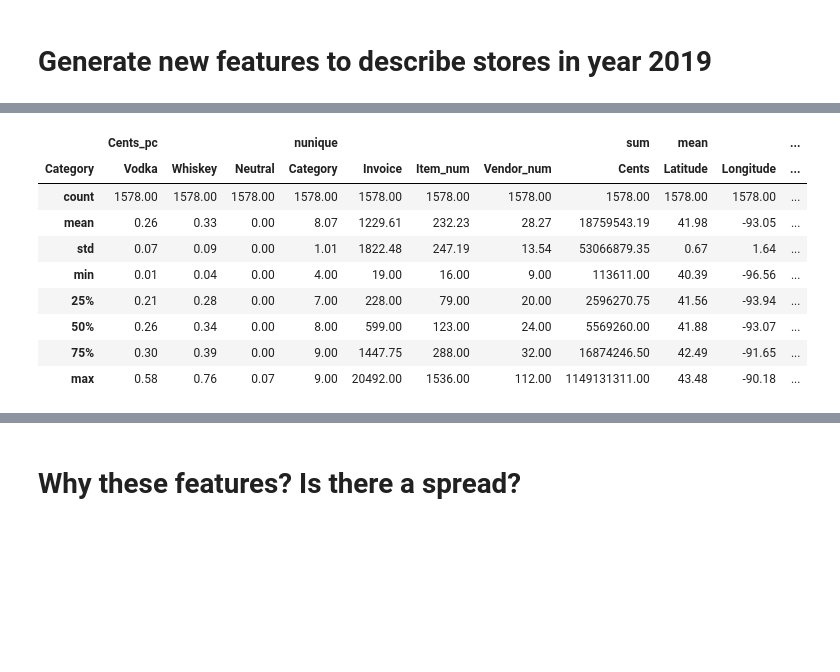
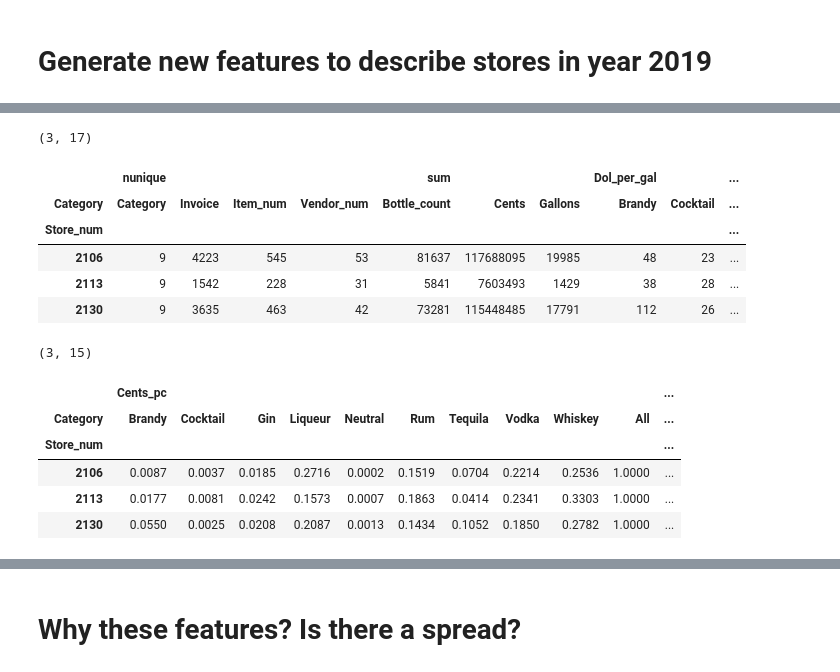
Before and after one commit to gatewaycat/iowa-liquor-sales2, a Jupyter notebook: 4-feature-engineering.ipynb, the cells around one changed output, grey strips where cells are left out. Cells and saved outputs as stored; diff of their text form; code cells hidden in the pictures; blank space fills up the shorter version.

Commit message:
stores19.pickle: all (not just selected) features

```diff
--- a/4-feature-engineering.ipynb
+++ b/4-feature-engineering.ipynb
@@ -36,4 +42,7 @@ Wall time: 5.71 s
 # %%
+%%time
+%%notify
+
 stores19 = pd.pivot_table(
     df,
     index='Store_num',
@@ -71,58 +80,51 @@ def pivot_cats(value):
     result = result.fillna(0)
     result = result.div(result.iloc[:,-1],axis=0) #1
     result.columns = result.columns.set_levels(
         [value+'_pc'],level=0)
     return result
 stores19_cats = pd.concat(
     [pivot_cats(c) for c in ['Cents','Gallons']],
     axis=1)
 
 stores19_cent_gal = pd.pivot_table(
     df,
     index='Store_num',
     columns='Category',
     values=['Cents','Gallons'],
     aggfunc='sum',
     fill_value=0,
     margins=True,
 ).fillna(0)
 stores19_dol_per_gal = (
     stores19_cent_gal['Cents']/stores19_cent_gal['Gallons']/100)
 stores19_dol_per_gal.columns = pd.MultiIndex.from_tuples(
     [('Dol_per_gal',c) for c in stores19_dol_per_gal.columns])
 
 stores19_features = pd.concat(
     [stores19_cats,stores19,stores19_dol_per_gal],
     axis=1)
 stores19_features.index.name = 'Store_num'
-stores19_features = stores19_features[[
-    ('Cents_pc','Vodka'),
-    ('Cents_pc','Whiskey'),
-    ('Cents_pc','Neutral'),
-    ('nunique','Category'),
-    ('nunique','Invoice'),
-    ('nunique','Item_num'),
-    ('nunique','Vendor_num'),
-    ('sum','Cents'),
-    ('mean','Latitude'),
-    ('mean','Longitude'),
-    ('Dol_per_gal','Tequila'),
-    ('Dol_per_gal','All'),
-]]
 
-stores19_features = stores19_features.dropna()
+pd.set_option('float_format', '{:.0f}'.format)
+stores19_features[['nunique','sum','Dol_per_gal']].head(3).shape
+stores19_features[['nunique','sum','Dol_per_gal']].head(3)
+pd.set_option('float_format', '{:.4f}'.format)
+stores19_features[['Cents_pc','mean']].head(3).shape
+stores19_features[['Cents_pc','mean']].head(3)
 
-pd.reset_option('max_rows')
-pd.set_option('float_format', '{:.2f}'.format)
-stores19_features.describe()
+stores19_features.to_pickle('stores19.pickle')
 # %% [output]
+(3, 17)
-|  | Cents_pc |  |  | nunique |  |  |  | sum | mean |  | ... |
-| Category | Vodka | Whiskey | Neutral | Category | Invoice | Item_num | Vendor_num | Cents | Latitude | Longitude | ... |
-| count | 1578.00 | 1578.00 | 1578.00 | 1578.00 | 1578.00 | 1578.00 | 1578.00 | 1578.00 | 1578.00 | 1578.00 | ... |
-| mean | 0.26 | 0.33 | 0.00 | 8.07 | 1229.61 | 232.23 | 28.27 | 18759543.19 | 41.98 | -93.05 | ... |
-| std | 0.07 | 0.09 | 0.00 | 1.01 | 1822.48 | 247.19 | 13.54 | 53066879.35 | 0.67 | 1.64 | ... |
-| min | 0.01 | 0.04 | 0.00 | 4.00 | 19.00 | 16.00 | 9.00 | 113611.00 | 40.39 | -96.56 | ... |
-| 25% | 0.21 | 0.28 | 0.00 | 7.00 | 228.00 | 79.00 | 20.00 | 2596270.75 | 41.56 | -93.94 | ... |
-| 50% | 0.26 | 0.34 | 0.00 | 8.00 | 599.00 | 123.00 | 24.00 | 5569260.00 | 41.88 | -93.07 | ... |
-| 75% | 0.30 | 0.39 | 0.00 | 9.00 | 1447.75 | 288.00 | 32.00 | 16874246.50 | 42.49 | -91.65 | ... |
-| max | 0.58 | 0.76 | 0.07 | 9.00 | 20492.00 | 1536.00 | 112.00 | 1149131311.00 | 43.48 | -90.18 | ... |
+|  | nunique |  |  |  | sum |  |  | Dol_per_gal |  | ... |
+| Category | Category | Invoice | Item_num | Vendor_num | Bottle_count | Cents | Gallons | Brandy | Cocktail | ... |
+| Store_num |  |  |  |  |  |  |  |  |  | ... |
+| 2106 | 9 | 4223 | 545 | 53 | 81637 | 117688095 | 19985 | 48 | 23 | ... |
+| 2113 | 9 | 1542 | 228 | 31 | 5841 | 7603493 | 1429 | 38 | 28 | ... |
+| 2130 | 9 | 3635 | 463 | 42 | 73281 | 115448485 | 17791 | 112 | 26 | ... |
+(3, 15)
+|  | Cents_pc |  |  |  |  |  |  |  |  |  | ... |
+| Category | Brandy | Cocktail | Gin | Liqueur | Neutral | Rum | Tequila | Vodka | Whiskey | All | ... |
+| Store_num |  |  |  |  |  |  |  |  |  |  | ... |
+| 2106 | 0.0087 | 0.0037 | 0.0185 | 0.2716 | 0.0002 | 0.1519 | 0.0704 | 0.2214 | 0.2536 | 1.0000 | ... |
+| 2113 | 0.0177 | 0.0081 | 0.0242 | 0.1573 | 0.0007 | 0.1863 | 0.0414 | 0.2341 | 0.3303 | 1.0000 | ... |
+| 2130 | 0.0550 | 0.0025 | 0.0208 | 0.2087 | 0.0013 | 0.1434 | 0.1052 | 0.1850 | 0.2782 | 1.0000 | ... |
```
Also changed, not shown: parts of 9 cells of this notebook, 1 other file.
